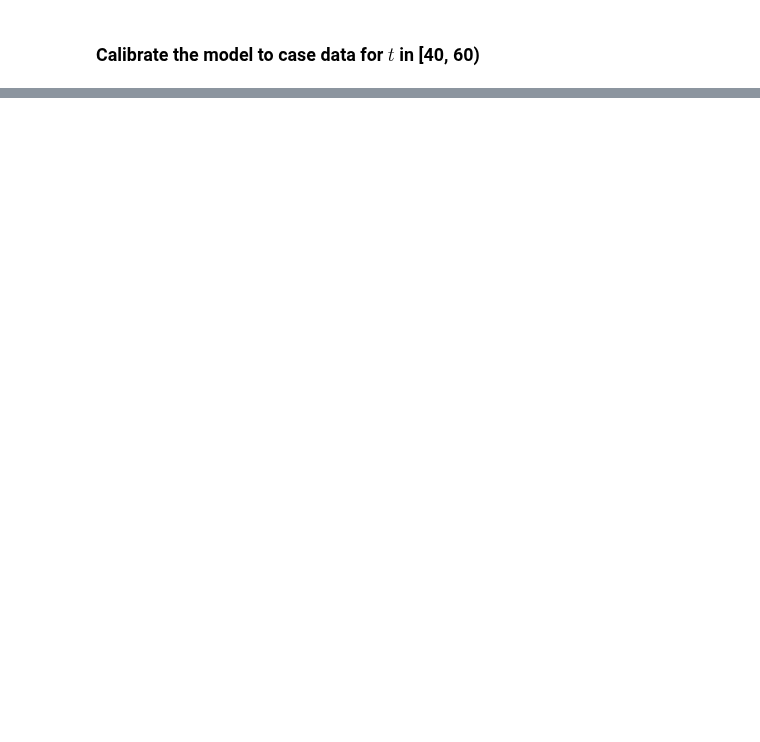
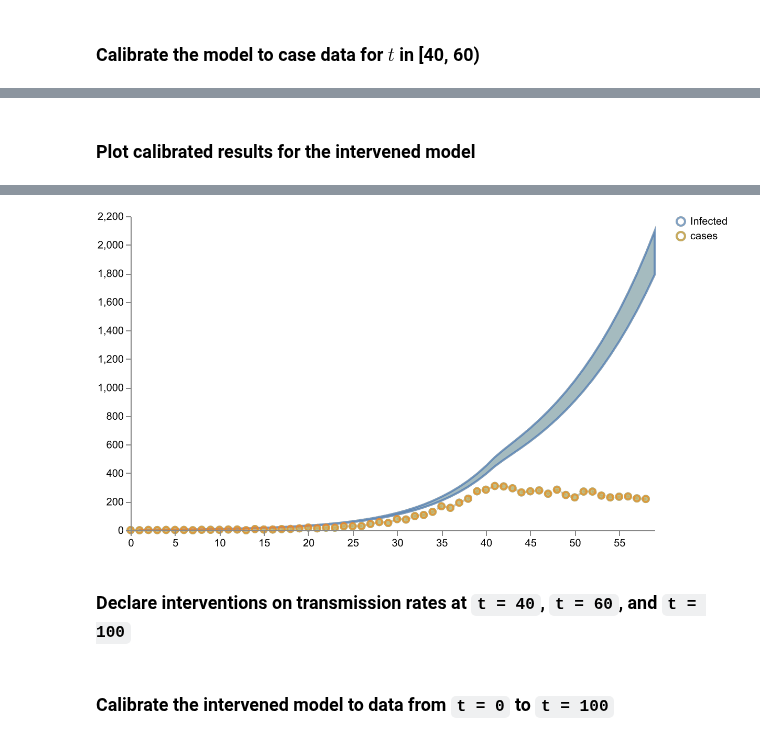
Before and after one commit to ciemss/program-milestones, a Jupyter notebook: 18-month-milestone/hackathon/epi/scenario1/ciemss/scenario1.ipynb, the cells around one changed output, grey strips where cells are left out. Drawn from its saved outputs; the diff is of its cells as text; code cells hidden in the pictures; blank space fills up the shorter version.

```diff
--- a/18-month-milestone/hackathon/epi/scenario1/ciemss/scenario1.ipynb
+++ b/18-month-milestone/hackathon/epi/scenario1/ciemss/scenario1.ipynb
@@ -450,8 +342,0 @@ plots.ipy_display(schema, dpi=150)
-# %%
-dataset = COUNTRY + "_data4.csv"
-data_mapping = {"cases": "infected"}
-
-num_iterations = 100
-calibrated_results = pyciemss.calibrate(model1, dataset, data_mapping=data_mapping, num_iterations=num_iterations)
-parameter_estimates = calibrated_results["inferred_parameters"]
-parameter_estimates()
@@ -486,0 +362,8 @@ plots.ipy_display(schema, dpi=150)
+# %%
+dataset = COUNTRY + "_data2.csv"
+num_iterations = 500
+calibrated_results = pyciemss.calibrate(model, dataset, data_mapping=data_mapping,
+                                        static_parameter_interventions=static_intervention40B,
+                                        num_iterations=num_iterations)
+parameter_estimates = calibrated_results["inferred_parameters"]
+parameter_estimates()
@@ -486,0 +380,30 @@ plots.ipy_display(schema, dpi=150)
+# %% [markdown]
+### Plot calibrated results for the intervened model
+# %%
+start_time = 0.0
+end_time = 60.0
+calibrated_sample_results = pyciemss.sample(model, end_time, logging_step_size, num_samples,
+                                            start_time=start_time,
+                                            inferred_parameters=parameter_estimates,
+                                            static_parameter_interventions=static_intervention40B
+                                           )
+display(calibrated_sample_results["data"].head())
+
+# Plot the result
+nice_labels = {
+        "infected_observable_state": "Infected",
+        }
+nice_data_names = {
+        "case": "Case Data"
+        }
+data_df = pd.read_csv(dataset)
+data_df.rename(columns=nice_data_names, inplace=True)
+schema = plots.trajectories(pd.DataFrame(calibrated_sample_results["data"]),
+                           keep=["infected_observable_state"],
+                           relabel=nice_labels,
+                           points=data_df.drop(columns=['Timestamp']).reset_index(drop=True)
+                           )
+
+plots.save_schema(schema, "_schema.json")
+plots.ipy_display(schema, dpi=150)
+# %% [output]
@@ -486,0 +416,3 @@ plots.ipy_display(schema, dpi=150)
+[figure, added]
+# %% [markdown]
+### Declare interventions on transmission rates at `t = 40`, `t = 60`, and `t = 100`
@@ -486,0 +426,2 @@ plots.ipy_display(schema, dpi=150)
+# %% [markdown]
+### Calibrate the intervened model to data from `t = 0` to `t = 100`
```
Also changed, not shown: parts of 34 cells of this notebook, 3 other files.
